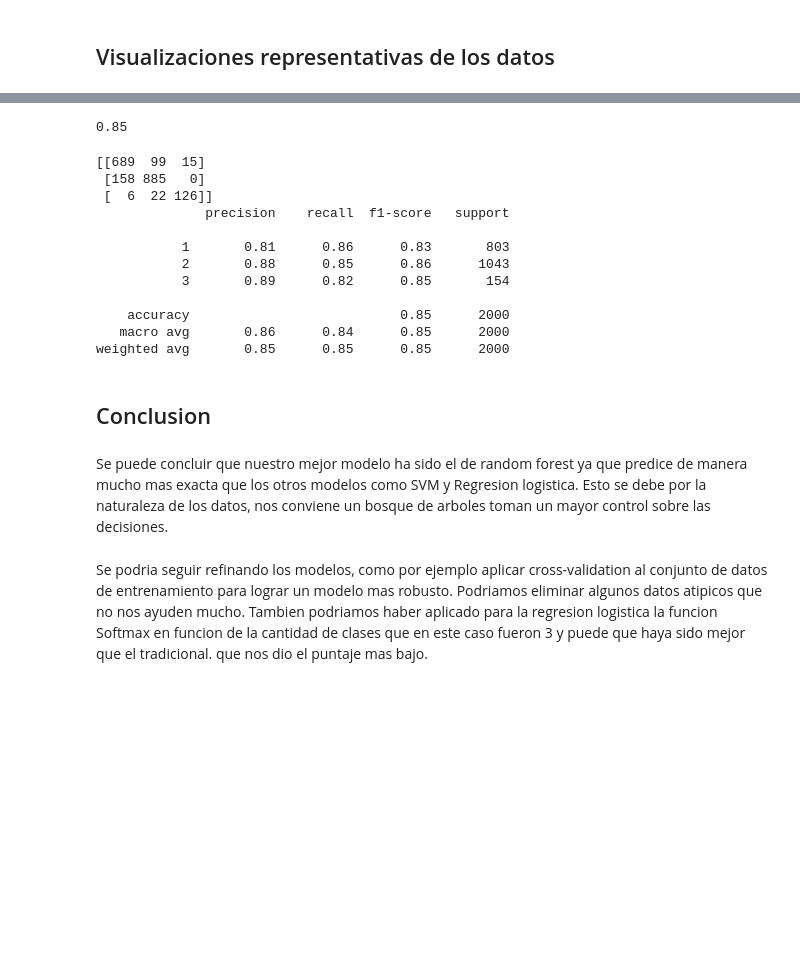
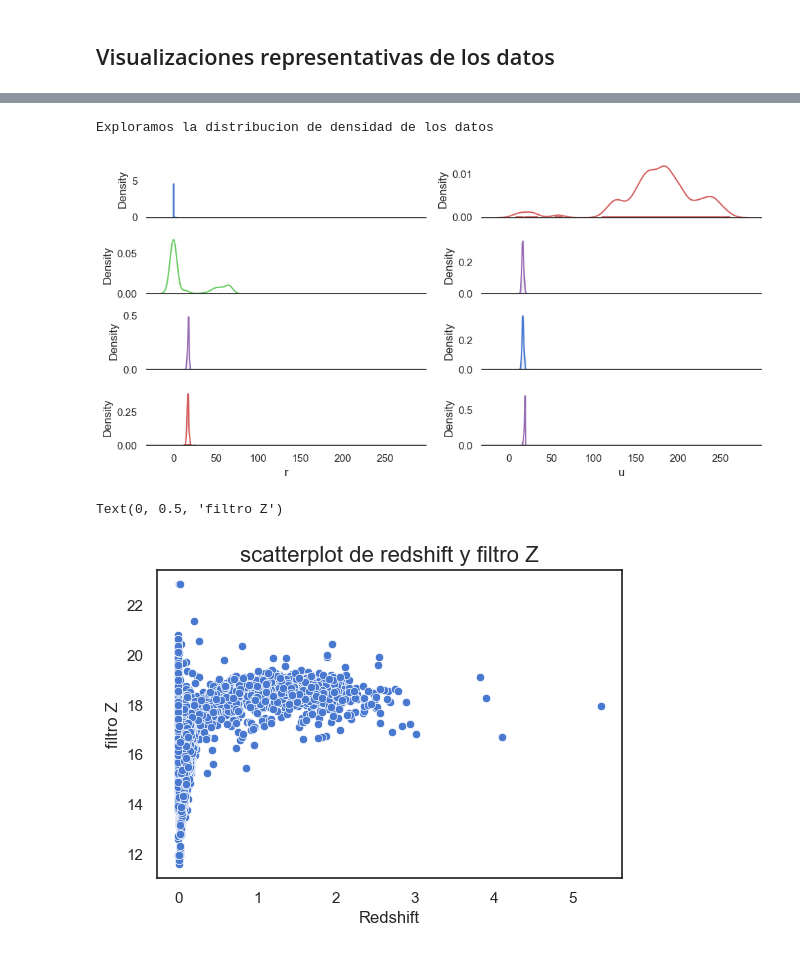
Before and after one commit to HeinzSch/Machine-Learning-Homework, a Jupyter notebook: Homework Astronomic.ipynb, the cells around one changed output, grey strips where cells are left out. Cells and saved outputs as stored; diff of their text form; code cells hidden in the pictures; blank space fills up the shorter version.

```diff
--- a/Homework Astronomic.ipynb
+++ b/Homework Astronomic.ipynb
@@ -299,10 +165,0 @@ plt.ylabel("Verdadero")
-# %%
-
-features =['ra', 'dec', 'u', 'g', 'r', 'i', 'z', 'redshift']
-# un extracto del arbol del modelo construido
-tree_small = model.estimators_[3]
-# guardamos el arbol en un png
-export_graphviz(tree_small, out_file = 'small_tree.dot',
-                feature_names = features, rounded = True, precision = 1)
-(graph, ) = pydot.graph_from_dot_file('small_tree.dot')
-graph.write_png('small_tree.png');
@@ -398,35 +166,29 @@ print("Porcentaje máximo en el indice: "+str(c_optimo.index(max(c_optimo))+1)+"
-# %%
-rl = LogisticRegression(C=191)
-rl.fit(X_train,y_train)
-rl.score(X_test,y_test)
-# %% [output]
-0.85
-# %%
-y_predicted = rl.predict(X_test)
-# vemos el rendimiento con la matriz de confusion
-rl_cm =confusion_matrix(y_test,y_predicted)
-print(rl_cm)
-print(classification_report(y_test,y_predicted))
-# %% [output]
-[[689  99  15]
- [158 885   0]
- [  6  22 126]]
-              precision    recall  f1-score   support
-
-           1       0.81      0.86      0.83       803
-           2       0.88      0.85      0.86      1043
-           3       0.89      0.82      0.85       154
-
-    accuracy                           0.85      2000
-   macro avg       0.86      0.84      0.85      2000
-weighted avg       0.85      0.85      0.85      2000
-# %% [markdown]
-##  Conclusion
-# %% [markdown]
-Se puede concluir que nuestro mejor modelo ha sido el de random forest ya que predice de manera mucho mas exacta
-que los otros modelos como SVM y Regresion logistica. Esto se debe por la naturaleza de los datos, nos conviene un bosque de arboles toman un mayor control sobre las decisiones.
-# %% [markdown]
-Se podria seguir refinando los modelos, como por ejemplo aplicar cross-validation al conjunto de datos de entrenamiento
-para lograr un modelo mas robusto.
-Podriamos eliminar algunos datos atipicos que no nos ayuden mucho.
-Tambien podriamos haber aplicado para la regresion logistica la funcion Softmax en funcion de la cantidad de clases que en este caso fueron 3 y puede que haya sido mejor que el tradicional. que nos dio el puntaje mas bajo.
+# %%
+sns.set(style="white", palette="muted", color_codes=True)
+
+f, axes = plt.subplots(4,2, figsize=(10, 5), sharex=True)
+sns.despine(left=True)
+sns.distplot(features["redshift"],  color="b", ax=axes[0, 0])
+sns.distplot(features["ra"], hist=False, rug=True, color="r", ax=axes[0, 1])
+sns.distplot(features["dec"], hist=False, color="g", ax=axes[1, 0])
+sns.distplot(features["z"], color="m", ax=axes[1, 1])
+sns.distplot(features["g"], color="m", ax=axes[2, 0])
+sns.distplot(features["i"],  color="b", ax=axes[2, 1])
+sns.distplot(features["r"], hist=False, rug=True, color="r", ax=axes[3, 0])
+sns.distplot(features["u"], color="m", ax=axes[3, 1])
+
+#plt.setp(axes, yticks=[])
+plt.tight_layout()
+print("Exploramos la distribucion de densidad de los datos")
+# %% [output]
+Exploramos la distribucion de densidad de los datos
+[figure, added]
+# %%
+fig, ax = plt.subplots(figsize = ( 6 , 4 ))
+sns.scatterplot(ax=ax, x="redshift", y="z", data=features);
+ax.set_title("scatterplot de redshift y filtro Z",size=16)
+ax.set_xlabel("Redshift")
+ax.set_ylabel("filtro Z")
+# %% [output]
+Text(0, 0.5, 'filtro Z')
+[figure, added]
```
Also changed, not shown: parts of 69 cells of this notebook, 5 other files.
